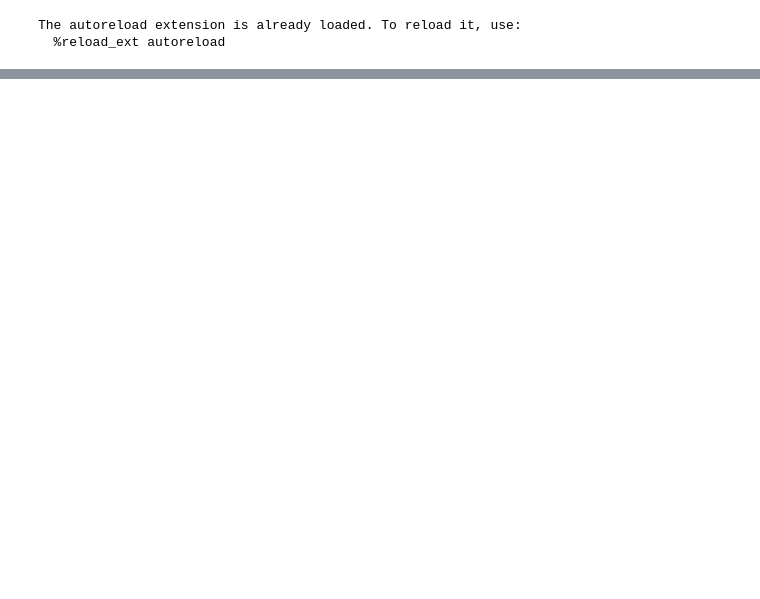
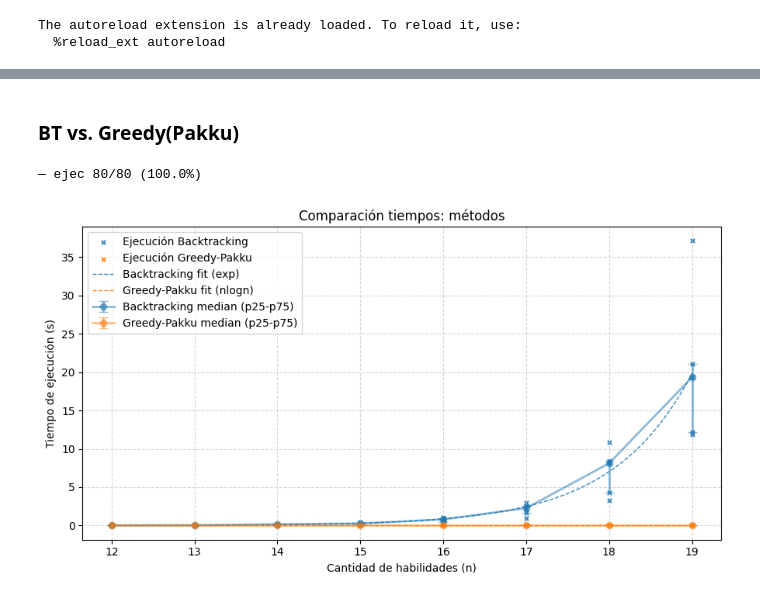
Before and after one commit to hhuzan/tda_tp_3, a Jupyter notebook: mediciones/mediciones.ipynb, the cells around one changed output, grey strips where cells are left out. Cells and saved outputs as stored; diff of their text form; code cells hidden in the pictures; blank space fills up the shorter version.

```diff
--- a/mediciones/mediciones.ipynb
+++ b/mediciones/mediciones.ipynb
@@ -328,0 +20,11 @@ plt.show()
+# %%
+SEED = 67910
+CANT_GRUPOS = 3
+MIN_TAM = 12 #12
+MAX_TAM = 19 #19
+MIN_HAB = 10
+MAX_HAB = 1000
+REPS =5 #5
+# %%
+def generar_habilidades(rng, n):
+    return rng.integers(MIN_HAB, MAX_HAB, size=n).tolist()
@@ -328,0 +71,14 @@ plt.show()
+# %%
+def summarize_by_size(df):
+    """
+    Devuelve summary por (method, tam) con median, mean, p25, p75, std, count.
+    """
+    agg = df.groupby(["method","tam"])["tiempo"].agg(
+        median="median",
+        mean="mean",
+        std="std",
+        count="count",
+        p25=lambda x: np.percentile(x, 25),
+        p75=lambda x: np.percentile(x, 75)
+    ).reset_index()
+    return agg
@@ -328,0 +260,22 @@ plt.show()
+# %% [markdown]
+### BT vs. Greedy(Pakku)
+# %%
+methods = {
+    "Backtracking": (lambda h: resolver(CANT_GRUPOS, h, True)),
+    "Greedy-Pakku": (lambda h: greedy_pakku(CANT_GRUPOS, h)[0])  # wrapper ignora retorno
+}
+
+sizes = list(range(MIN_TAM, MAX_TAM+1))
+
+df_all = measure_methods(methods, sizes, reps=REPS)
+
+fit_spec = {
+    "Backtracking": "exp",
+    "Greedy-Pakku": "nlogn",
+    # None  para no ajustar
+}
+
+plot_comparison(df_all, fit_spec=fit_spec, save_path="../informe/img/comparacion_tiempos_pakku_vs_bt.png")
+# %% [output]
+— ejec 80/80 (100.0%)
+[figure, added]
```
Also changed, not shown: parts of 18 cells of this notebook, 5 other files.
